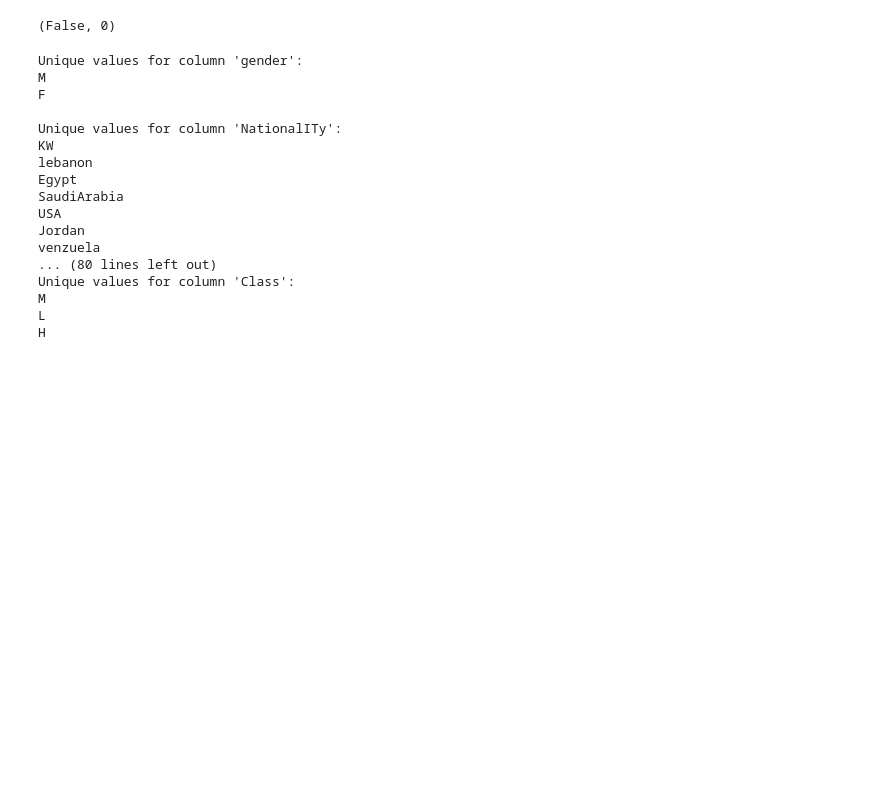
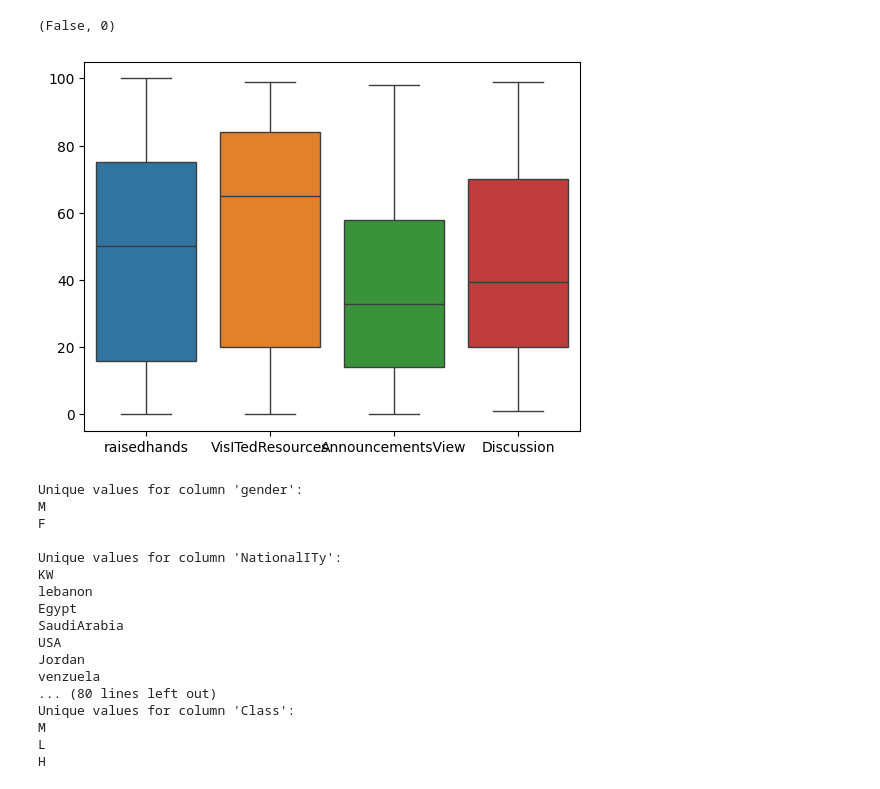
Before and after one commit to FaridRash/HW-SW-B, a Jupyter notebook: Notebooks/mahdimiri_1.ipynb, the cells around one changed output. Saved outputs shown, nothing was run; the diff lists cells and outputs as text; code cells hidden in the pictures; blank space fills up the shorter version.

Commit message:
add boxplot

```diff
--- a/Notebooks/mahdimiri_1.ipynb
+++ b/Notebooks/mahdimiri_1.ipynb
@@ -116,6 +143,11 @@ data.drop_duplicates(inplace=True)
 data.duplicated().any(), data.duplicated().sum()
 # %% [output]
 (False, 0)
+# %%
+sns.boxplot(data=data[['raisedhands', 'VisITedResources', 'AnnouncementsView', 'Discussion']])
+plt.show()
+# %% [output]
+[figure, added]
 # %%
 object_columns = data.select_dtypes(include=['object']).columns.tolist()
 
```
Also changed, not shown: parts of 3 cells of this notebook.
